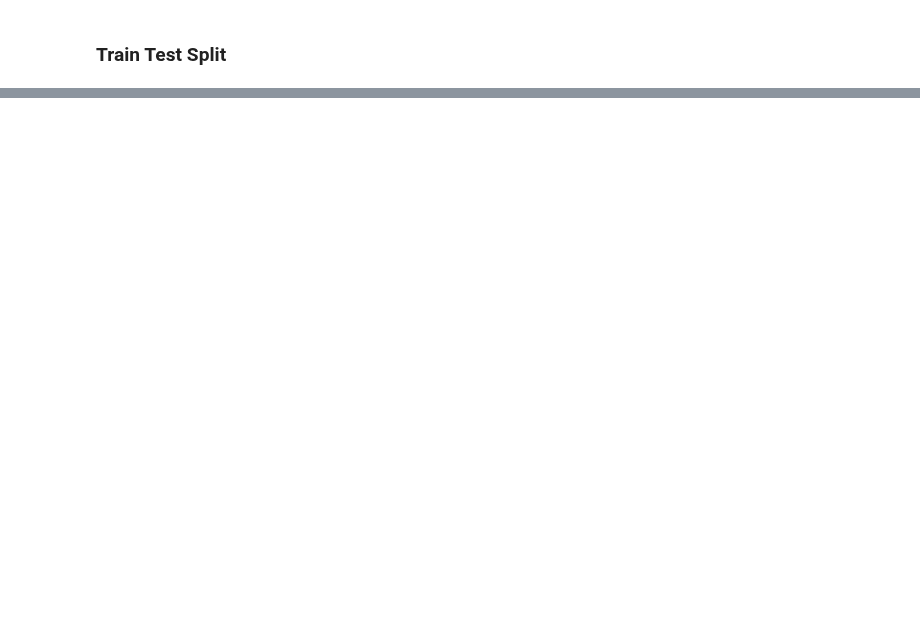
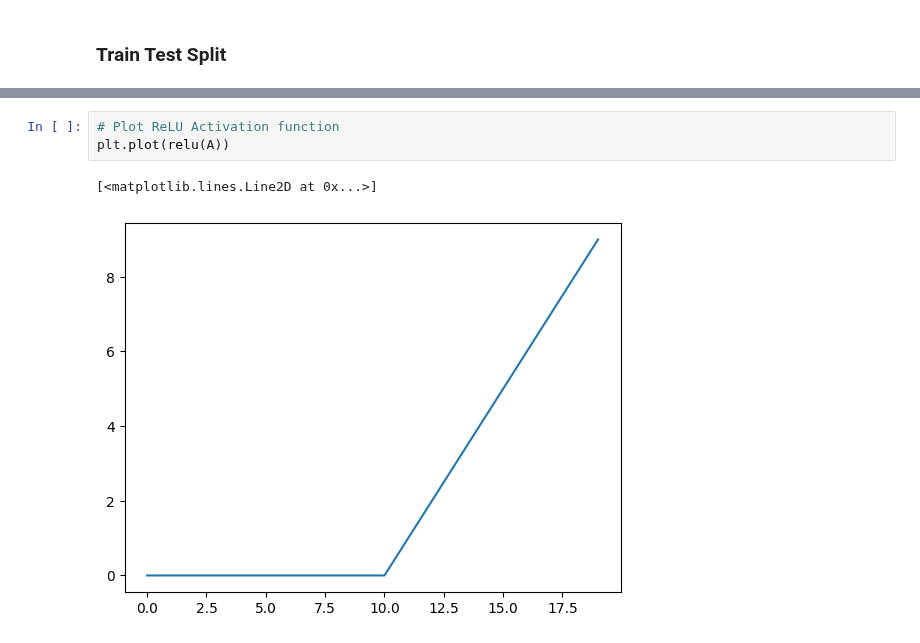
Before and after one commit to nabinyd/60-Days-of-learning, a Jupyter notebook: DLPT_03.ipynb, the cells around one changed output, grey strips where cells are left out. Saved outputs shown, nothing was run; the diff lists cells and outputs as text; blank space fills up the shorter version.

```diff
--- a/DLPT_03.ipynb
+++ b/DLPT_03.ipynb
@@ -822,0 +1021,6 @@ x_train[:5], y_train[:5]
+# %%
+# Plot ReLU Activation function
+plt.plot(relu(A))
+# %% [output]
+[<matplotlib.lines.Line2D at 0x...>]
+[figure, added]
```
Also changed, not shown: parts of 38 cells of this notebook.
